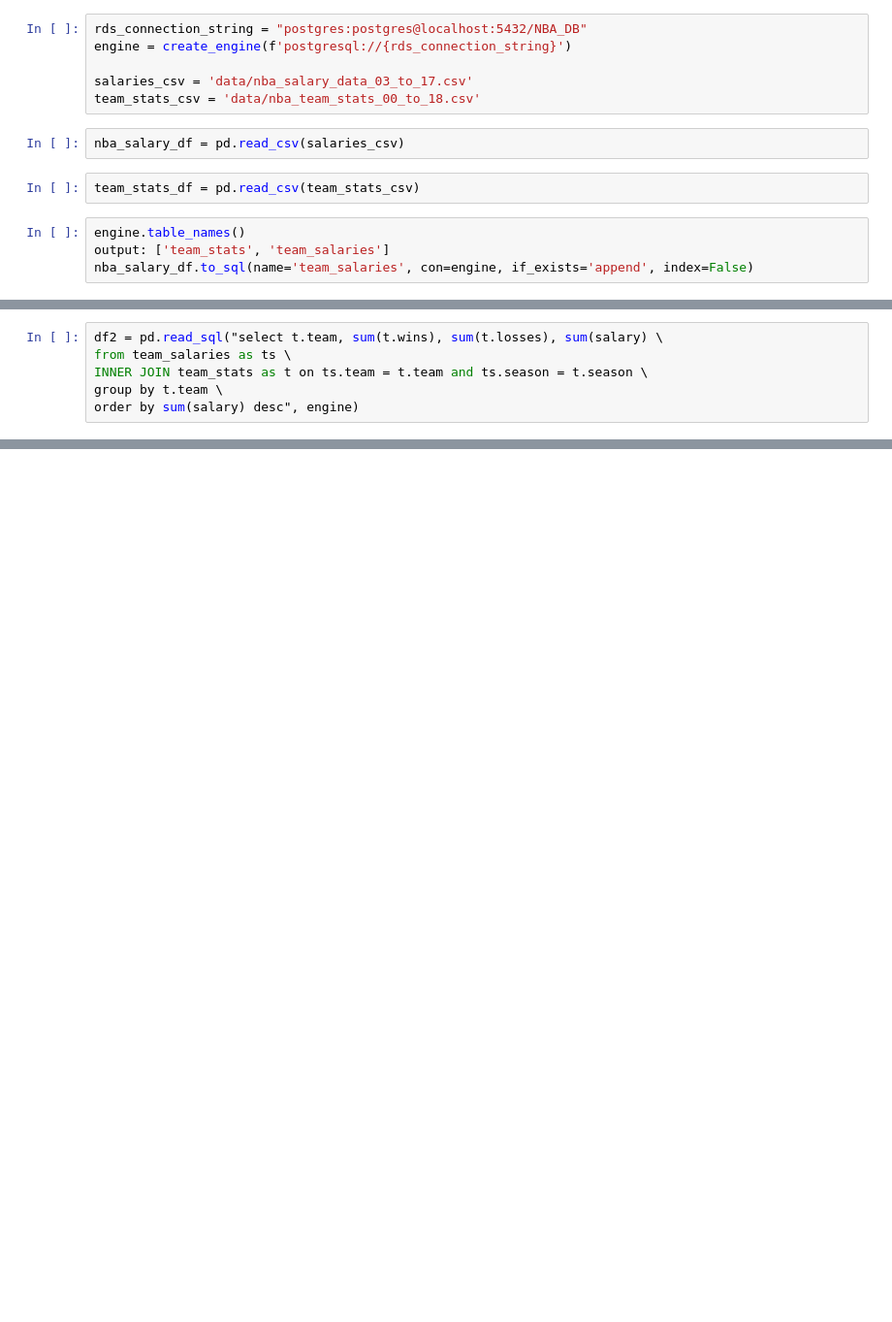
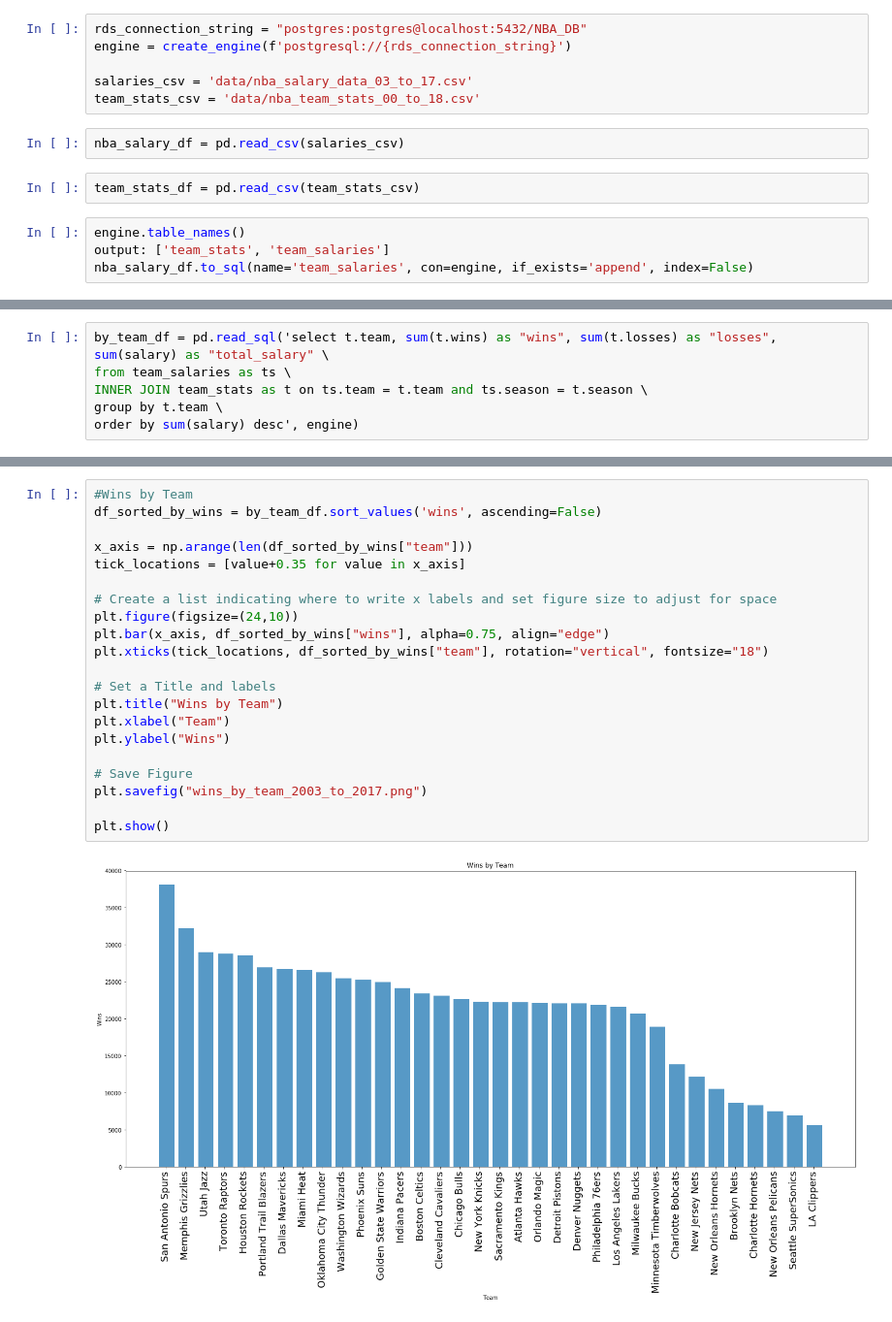
Before and after one commit to mharvanek/00_Group_Project_02_ETL, a Jupyter notebook: nba_etl.ipynb, the cells around one changed output, grey strips where cells are left out. Shown at 97% size. Saved outputs shown, nothing was run; the diff lists cells and outputs as text; blank space fills up the shorter version.

Commit message:
charts

```diff
--- a/nba_etl.ipynb
+++ b/nba_etl.ipynb
@@ -49,6 +47,6 @@ df
 # %%
-df2 = pd.read_sql("select t.team, sum(t.wins), sum(t.losses), sum(salary) \
+by_team_df = pd.read_sql('select t.team, sum(t.wins) as "wins", sum(t.losses) as "losses", sum(salary) as "total_salary" \
 from team_salaries as ts \
 INNER JOIN team_stats as t on ts.team = t.team and ts.season = t.season \
 group by t.team \
-order by sum(salary) desc", engine)
+order by sum(salary) desc', engine)
@@ -74,0 +73,23 @@ df2
+# %%
+#Wins by Team
+df_sorted_by_wins = by_team_df.sort_values('wins', ascending=False)
+
+x_axis = np.arange(len(df_sorted_by_wins["team"]))
+tick_locations = [value+0.35 for value in x_axis]
+
+# Create a list indicating where to write x labels and set figure size to adjust for space
+plt.figure(figsize=(24,10))
+plt.bar(x_axis, df_sorted_by_wins["wins"], alpha=0.75, align="edge")
+plt.xticks(tick_locations, df_sorted_by_wins["team"], rotation="vertical", fontsize="18")
+
+# Set a Title and labels
+plt.title("Wins by Team")
+plt.xlabel("Team")
+plt.ylabel("Wins")
+
+# Save Figure
+plt.savefig("wins_by_team_2003_to_2017.png")
+
+plt.show()
+# %% [output]
+[figure, added]
```
Also changed, not shown: parts of 10 cells of this notebook, 4 other files.
